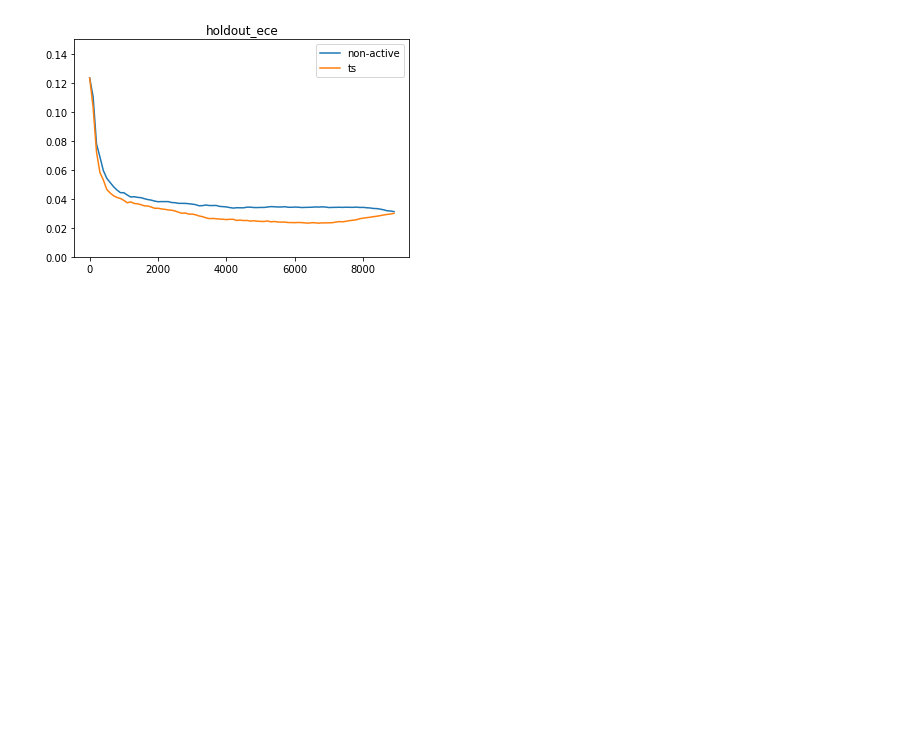
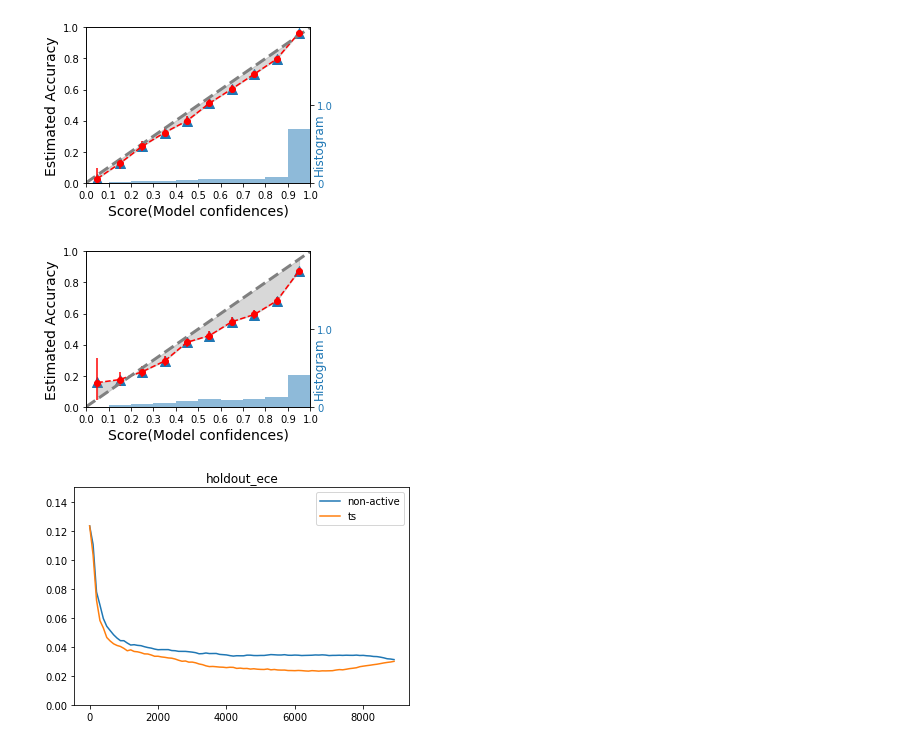
Before and after one commit to disiji/bayesian-blackbox, a Jupyter notebook: src/recalibration.ipynb, the cells around one changed output. Cells and saved outputs as stored; diff of their text form; code cells hidden in the pictures; blank space fills up the shorter version.

```diff
--- a/src/recalibration.ipynb
+++ b/src/recalibration.ipynb
@@ -38,3 +118,21 @@ ground_truth = get_ground_truth(categories, observations, confidences, 100, 'cal
+# %%
+# ECE of topk least calibrated classes
+ground_truth = get_ground_truth(categories, observations, confidences, num_classes_dict[dataset], \
+                                'calibration_error', 'max', topk=topk)
+least_calibrated_mask = [ground_truth[val] for val in categories]
+
+categories_1 =np.array([categories[i] for i in range(len(categories)) if least_calibrated_mask[i] == True])
+categories_0 = np.array([categories[i] for i in range(len(categories)) if least_calibrated_mask[i] == False])
+observations_1 =np.array([observations[i] for i in range(len(observations)) if least_calibrated_mask[i] == True])
+observations_0 = np.array([observations[i] for i in range(len(observations)) if least_calibrated_mask[i] == False])
+confidences_1 =np.array([confidences[i] for i in range(len(confidences)) if least_calibrated_mask[i] == True])
+confidences_0 = np.array([confidences[i] for i in range(len(confidences)) if least_calibrated_mask[i] == False])
+
+plot_bayesian_reliability_diagram(confidences_0, observations_0, pseudocount=pseudocount)
+plot_bayesian_reliability_diagram(confidences_1, observations_1, pseudocount=pseudocount)
+# %% [output]
+[figure, added]
+[figure, added]
 # %%
 sampled_categories_dict = {
     'non-active': np.empty((RUNS, num_samples), dtype=int),
```
Also changed, not shown: parts of 7 cells of this notebook.
